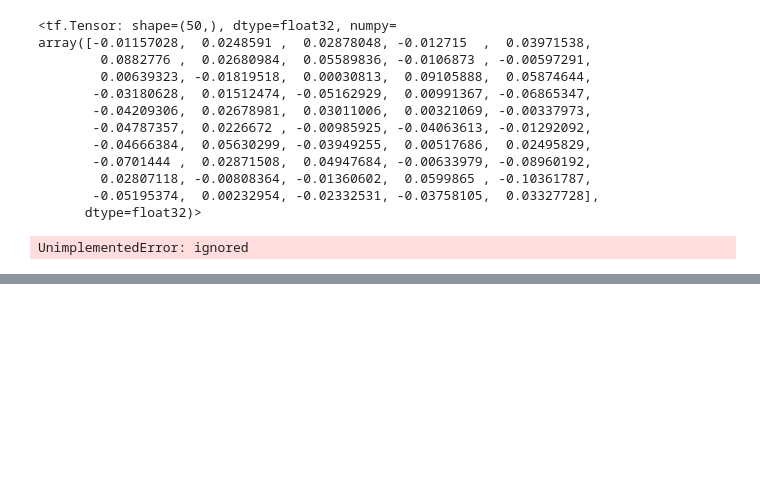
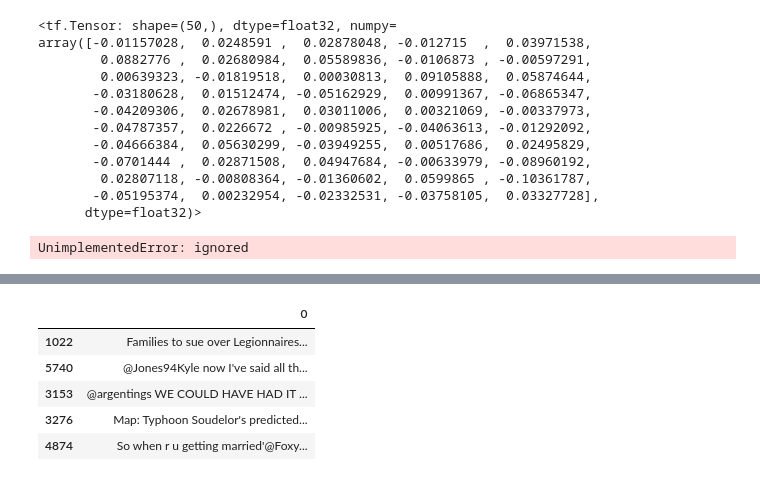
Before and after one commit to MananShukla7/TensorFlow-NLP, a Jupyter notebook: 01_intro_tf_nlp.ipynb, the cells around one changed output, grey strips where cells are left out. Saved outputs shown, nothing was run; the diff lists cells and outputs as text; code cells hidden in the pictures; blank space fills up the shorter version.

```diff
--- a/01_intro_tf_nlp.ipynb
+++ b/01_intro_tf_nlp.ipynb
@@ -1409,0 +1456,14 @@ model_6_results,baseline_results
+# %%
+# train_10_percent=df_shuffle[["text","target"]].sample(frac=0.1, random_state=42)
+train_10_percent_X=pd.DataFrame(X_train).sample(frac=0.1, random_state=42)
+train_10_percent_y=pd.DataFrame(y_train).sample(frac=0.1, random_state=42)
+len(train_10_percent_X),len(train_10_percent_y)
+# %%
+train_10_percent_X.head()
+# %% [output]
+|  | 0 |
+| 1022 | Families to sue over Legionnaires... |
+| 5740 | @Jones94Kyle now I've said all th... |
+| 3153 | @argentings WE COULD HAVE HAD IT ... |
+| 3276 | Map: Typhoon Soudelor's predicted... |
+| 4874 | So when r u getting married'@Foxy... |
```
Also changed, not shown: parts of 61 cells of this notebook.
